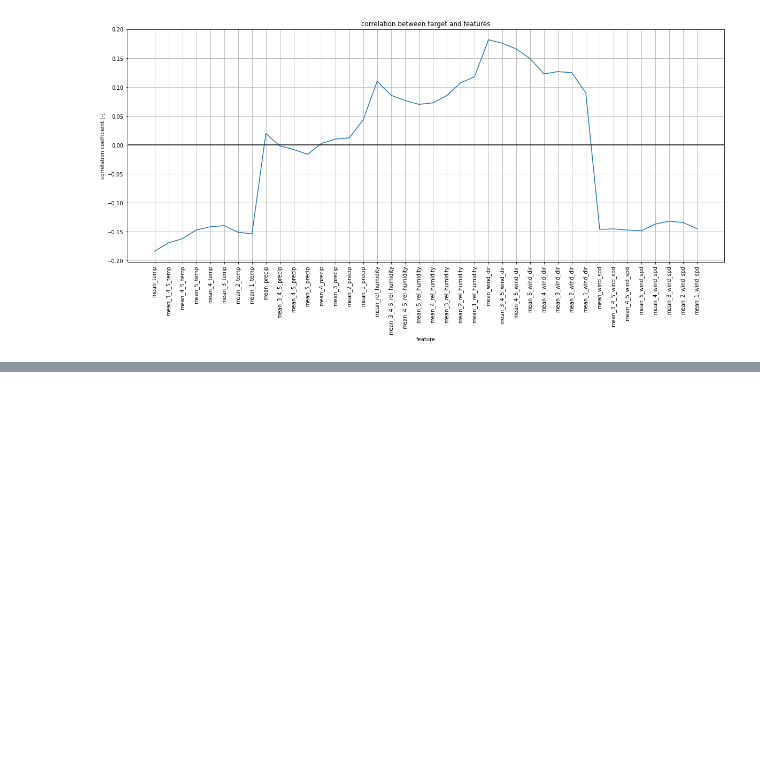
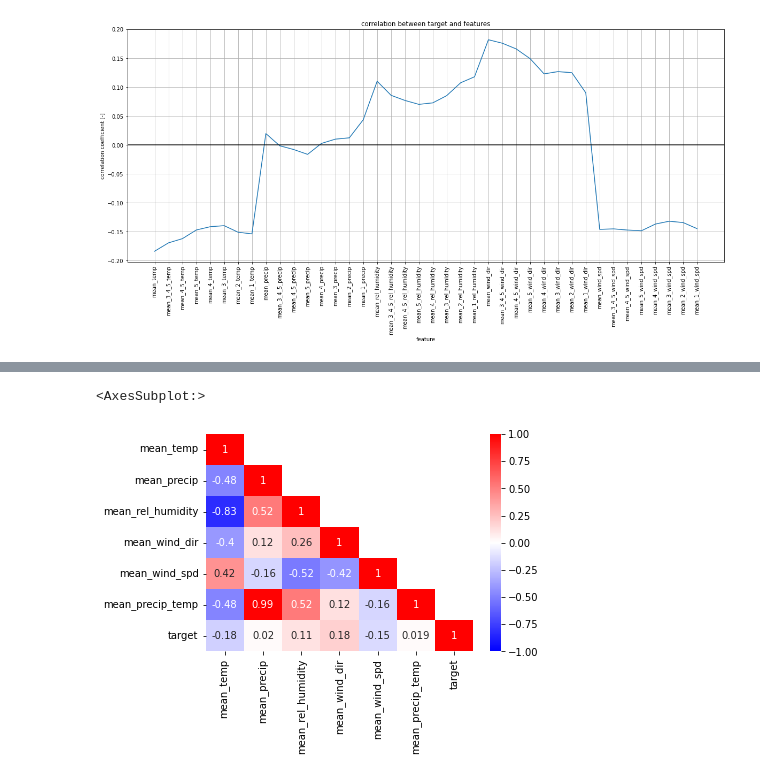
Before and after one commit to JeromeSauer/Project2_AirQuality, a Jupyter notebook: Project2_EDA.ipynb, the cells around one changed output, grey strips where cells are left out. Drawn from its saved outputs; the diff is of its cells as text; code cells hidden in the pictures; blank space fills up the shorter version.

```diff
--- a/Project2_EDA.ipynb
+++ b/Project2_EDA.ipynb
@@ -292,4 +312,5 @@ data.head()
 # %%
-features = ["mean_4_5_temp","mean_4_5_precip","mean_4_5_rel_humidity","mean_4_5_wind_dir","mean_4_5_wind_spd"]
+#features = ["mean_4_5_temp","mean_4_5_precip","mean_4_5_rel_humidity","mean_4_5_wind_dir","mean_4_5_wind_spd"]
+features = ["mean_temp","mean_precip","mean_rel_humidity","mean_wind_dir","mean_wind_spd","mean_precip_temp"]
 # %%
 # export new data to csv. file
@@ -296,0 +318,11 @@ data[features + ['target']].to_csv('data/train_4-5_modelling.csv',index=False)
+# %%
+corr = data[features + ['target']].corr()
+for i in range(len(corr.index)):
+    for j in range(len(corr.columns)):
+        if j>i:
+            corr.iloc[i,j] = np.nan
+
+sns.heatmap(corr,vmin=-1.,vmax=1.,cmap='bwr',annot=True)
+# %% [output]
+<AxesSubplot:>
+[figure, added]
```
Also changed, not shown: parts of 13 cells of this notebook.
